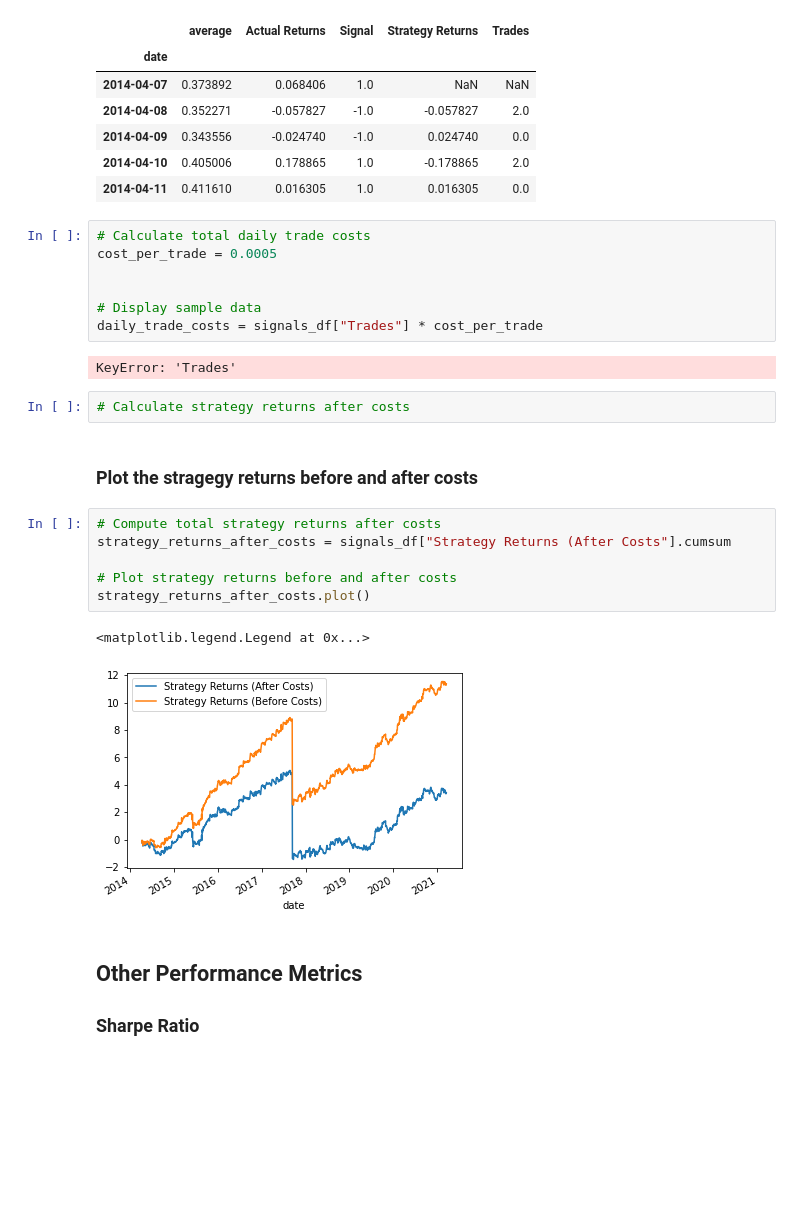
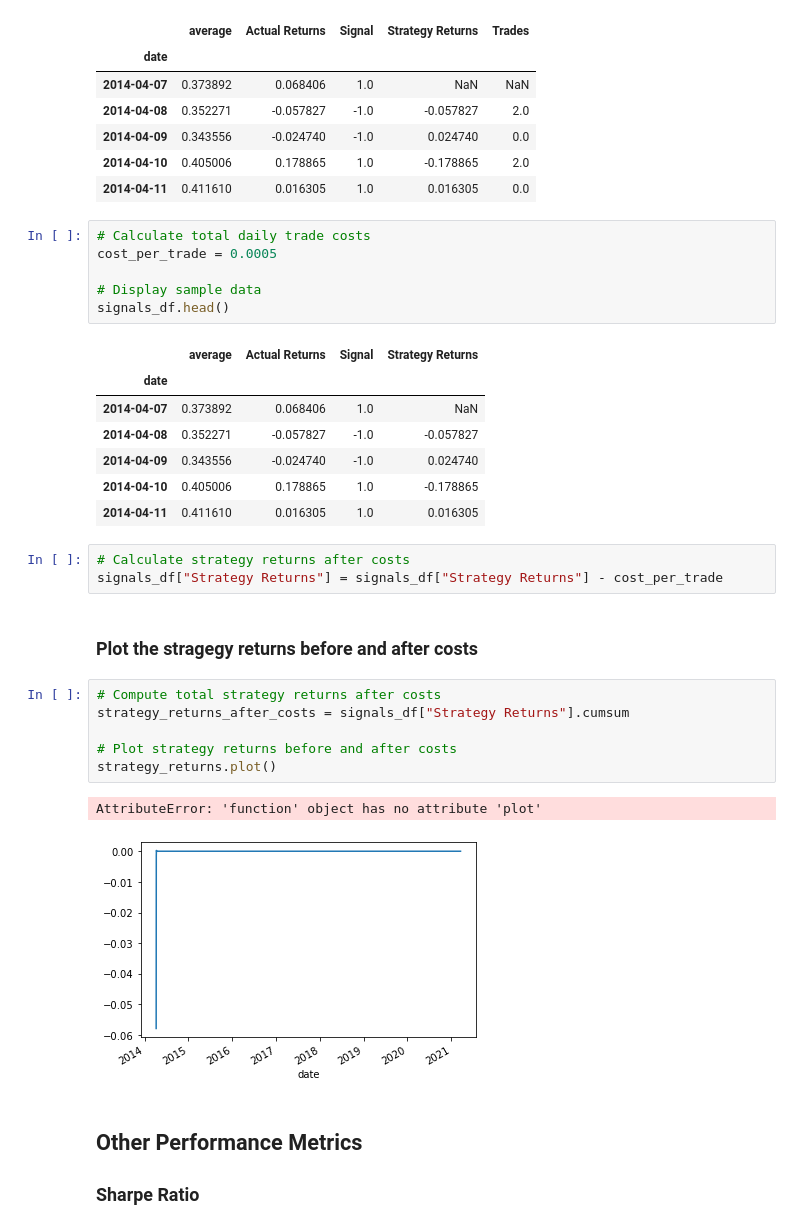
Before and after one commit to MichaelRDionne/Fintech-Workspace, a Jupyter notebook: Module 14/Class_2_Activities/01-Ins_Perf_Metrics/Unsolved/ins_perf_metrics.ipynb, the cells around one changed output. Saved outputs shown, nothing was run; the diff lists cells and outputs as text; blank space fills up the shorter version.

```diff
--- a/Module 14/Class_2_Activities/01-Ins_Perf_Metrics/Unsolved/ins_perf_metrics.ipynb
+++ b/Module 14/Class_2_Activities/01-Ins_Perf_Metrics/Unsolved/ins_perf_metrics.ipynb
@@ -161,25 +161,31 @@ signals_df["Trades"]= np.
 # %%
 # Calculate total daily trade costs
 cost_per_trade = 0.0005
 
-
 # Display sample data
-daily_trade_costs = signals_df["Trades"] * cost_per_trade
+signals_df.head()
 # %% [output]
-KeyError: 'Trades'
+|  | average | Actual Returns | Signal | Strategy Returns |
+| date |  |  |  |  |
+| 2014-04-07 | 0.373892 | 0.068406 | 1.0 | NaN |
+| 2014-04-08 | 0.352271 | -0.057827 | -1.0 | -0.057827 |
+| 2014-04-09 | 0.343556 | -0.024740 | -1.0 | 0.024740 |
+| 2014-04-10 | 0.405006 | 0.178865 | 1.0 | -0.178865 |
+| 2014-04-11 | 0.411610 | 0.016305 | 1.0 | 0.016305 |
 # %%
 # Calculate strategy returns after costs
+signals_df["Strategy Returns"] = signals_df["Strategy Returns"] - cost_per_trade
 # %% [markdown]
 ### Plot the stragegy returns before and after costs
 # %%
 # Compute total strategy returns after costs
-strategy_returns_after_costs = signals_df["Strategy Returns (After Costs"].cumsum
+strategy_returns_after_costs = signals_df["Strategy Returns"].cumsum
 
 # Plot strategy returns before and after costs
-strategy_returns_after_costs.plot()
+strategy_returns.plot()
 # %% [output]
-<matplotlib.legend.Legend at 0x...>
+AttributeError: 'function' object has no attribute 'plot'
-[figure, old version]
+[figure, new version]
 # %% [markdown]
 ## Other Performance Metrics
 
```
Also changed, not shown: parts of 1 cell of this notebook.
